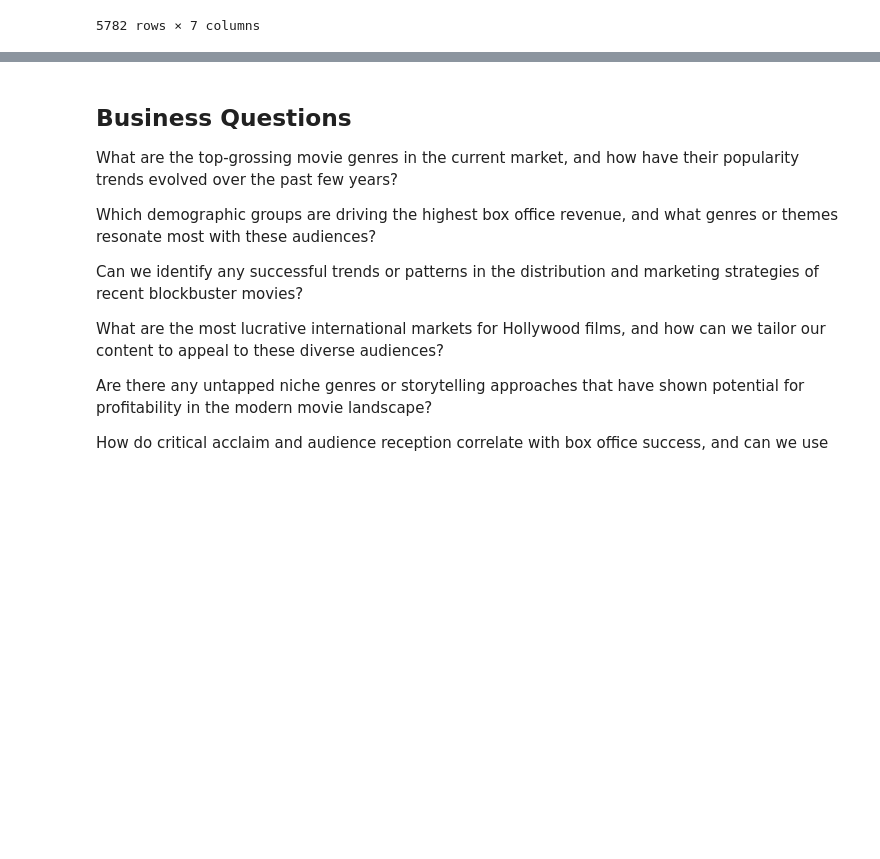
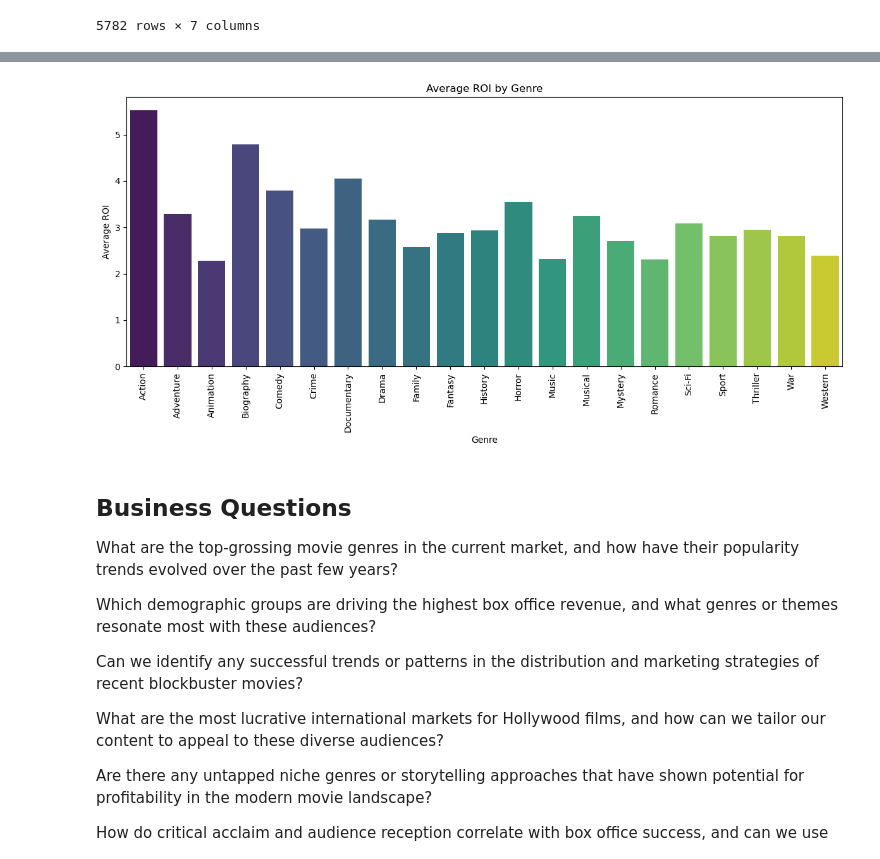
Before and after one commit to Psyluxxx/Movie-Studio-EDA, a Jupyter notebook: Anthony/student.ipynb, the cells around one changed output, grey strips where cells are left out. Cells and saved outputs as stored; diff of their text form; code cells hidden in the pictures; blank space fills up the shorter version.

```diff
--- a/Anthony/student.ipynb
+++ b/Anthony/student.ipynb
@@ -93,0 +45,3 @@ Index(['movie_id', 'primary_title', 'original_title', 'start_year',
+# %%
+df_basics = pd.read_csv('../zippedData/movie_basics_cleaned.csv',index_col = 0)
+df_basics
@@ -93,0 +62,15 @@ Index(['movie_id', 'primary_title', 'original_title', 'start_year',
+# %%
+# Drop 'movie_id' column from df_basics
+df_basics = df_basics.drop('movie_id', axis=1)
+
+# Drop 'id' column from df_successful
+df_successful = df_successful.drop('id', axis=1)
+
+# Merge the DataFrames using 'movie' column from df_successful and 'primary_title'
+merged_df = pd.merge(df_successful, df_basics, left_on='movie', right_on='primary_title', how='inner')
+
+# Create a new DataFrame by combining 'primary_title' and 'original_title'
+merged_df['title'] = merged_df['primary_title'].combine_first(merged_df['original_title'])
+
+# Drop 'primary_title' and 'original_title' columns
+merged_df = merged_df.drop(['primary_title', 'original_title'], axis=1)
@@ -93,0 +84,4 @@ Index(['movie_id', 'primary_title', 'original_title', 'start_year',
+# %%
+successful_movies_df = merged_df.drop(['title', 'domestic_gross',
+       'worldwide_gross', 'start_year'],axis = 1).drop_duplicates(subset = 'movie')
+successful_movies_df.columns
@@ -93,0 +92,4 @@ Index(['movie_id', 'primary_title', 'original_title', 'start_year',
+# %%
+#filtering for movies with budget greater than $20 Mil to make it more relevant to our budget
+relevant_movies_df = successful_movies_df[successful_movies_df['production_budget'] > 20000000]
+relevant_movies_df
@@ -94,3 +110,22 @@ Index(['movie_id', 'primary_title', 'original_title', 'start_year',
+# %%
+# Step 1: Preprocess the genres column using the split and stack functions, and then resetting the index
+genres_df = relevant_movies_df['genres'].str.split(',', expand=True).stack().reset_index(level=0, drop=True).rename('genre')
+merged_df = relevant_movies_df.drop('genres', axis=1).join(genres_df)
+
+# Step 2: Calculate average ROI for each genre
+genre_roi_avg = merged_df.groupby('genre')['ROI'].mean().reset_index()
+
+# Step 3: Create a bar plot
+plt.figure(figsize=(12, 6))
+sns.barplot(data=genre_roi_avg, x='genre', y='ROI', palette='viridis')
+plt.xticks(rotation=90)
+plt.xlabel('Genre')
+plt.ylabel('Average ROI')
+plt.title('Average ROI by Genre')
+plt.tight_layout()
+plt.show()
+# %% [output]
+[figure, added]
 # %% [markdown]
 ## Business Questions
 What are the top-grossing movie genres in the current market, and how have their popularity trends evolved over the past few years?
```
Also changed, not shown: parts of 10 cells of this notebook.
